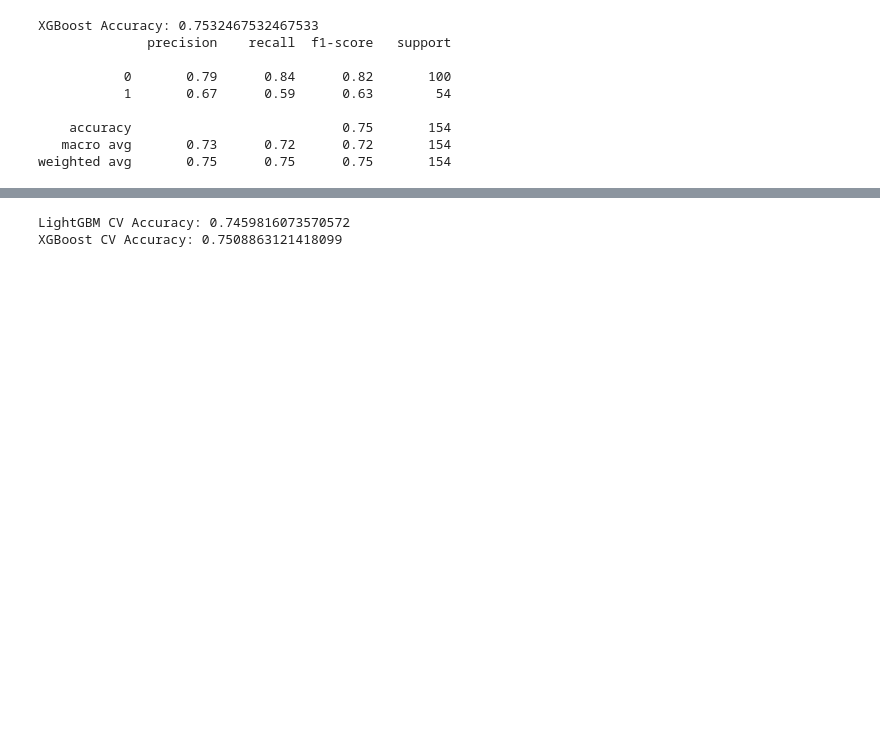
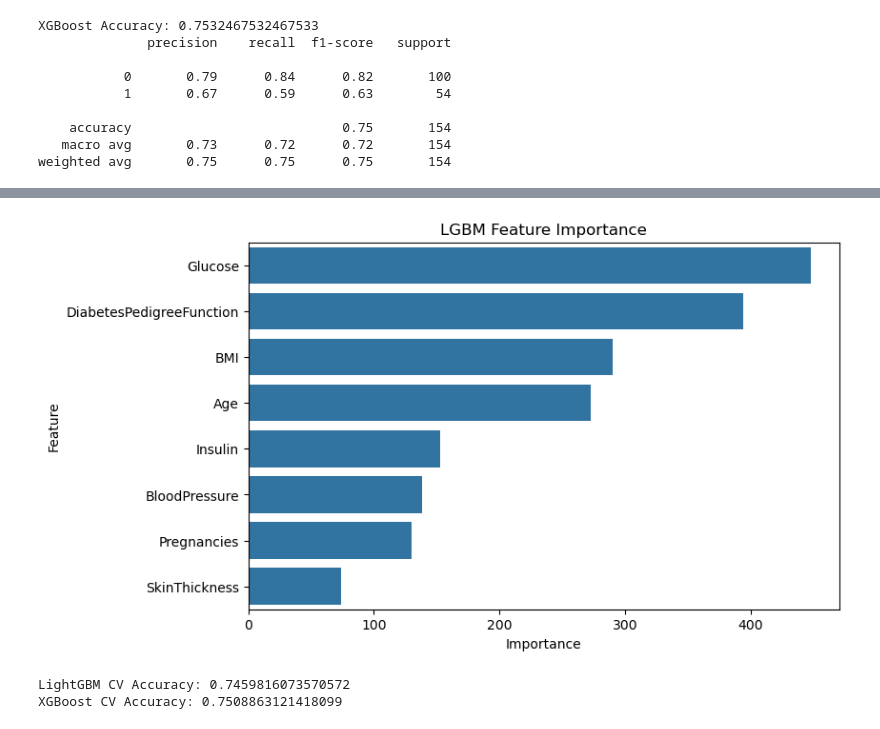
Before and after one commit to Gopal-Behere/Data-Science-ML-Assignments, a Jupyter notebook: 13_LGBM_XGBM.ipynb, the cells around one changed output, grey strips where cells are left out. Saved outputs shown, nothing was run; the diff lists cells and outputs as text; code cells hidden in the pictures; blank space fills up the shorter version.

```diff
--- a/13_LGBM_XGBM.ipynb
+++ b/13_LGBM_XGBM.ipynb
@@ -303,0 +324,24 @@ Parameters: { "use_label_encoder" } are not used.
+# %%
+# LGBM Hyperparameter Tuning
+lgbm = LGBMClassifier(random_state=42)
+
+lgbm_param_grid = {
+    'n_estimators': [100, 200],
+    'learning_rate': [0.01, 0.1],
+    'max_depth': [-1, 5, 10],
+    'num_leaves': [20, 31]
+}
+
+lgbm_grid = GridSearchCV(
+    estimator=lgbm,
+    param_grid=lgbm_param_grid,
+    cv=5,
+    scoring='accuracy',
+    verbose=1,
+    n_jobs=-1
+)
+
+lgbm_grid.fit(X_train, y_train)
+
+print("Best LGBM Parameters:", lgbm_grid.best_params_)
+print("Best LGBM CV Accuracy:", lgbm_grid.best_score_)
@@ -304,3 +464,17 @@ Parameters: { "use_label_encoder" } are not used.
+# %%
+import seaborn as sns
+
+feature_importance = pd.DataFrame({
+    'Feature': X.columns,
+    'Importance': best_lgbm.feature_importances_
+}).sort_values(by='Importance', ascending=False)
+
+plt.figure(figsize=(8,5))
+sns.barplot(x='Importance', y='Feature', data=feature_importance)
+plt.title("LGBM Feature Importance")
+plt.show()
+# %% [output]
+[figure, added]
 # %%
 print("LightGBM CV Accuracy:", lgbm_cv.mean())
 print("XGBoost CV Accuracy:", xgb_cv.mean())
```
Also changed, not shown: parts of 9 cells of this notebook.
